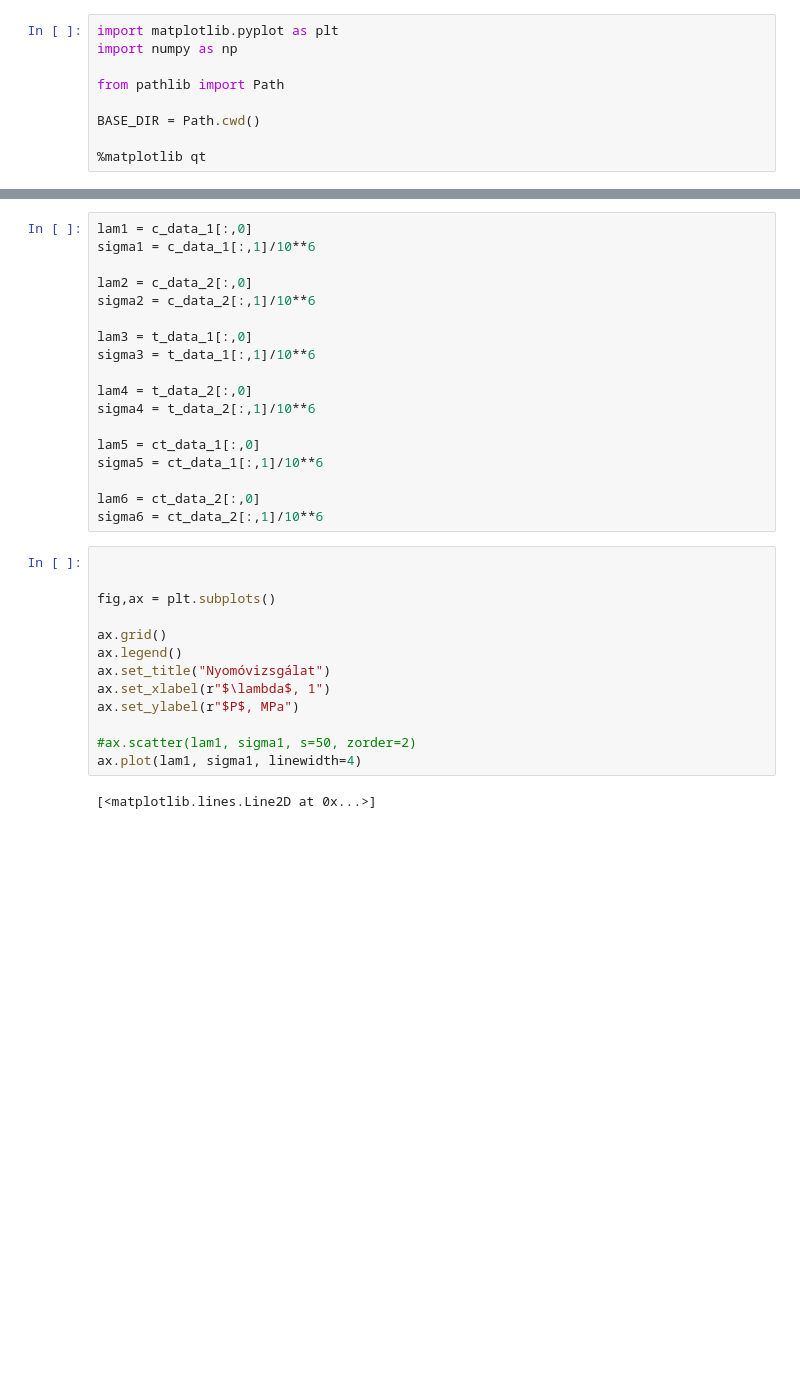
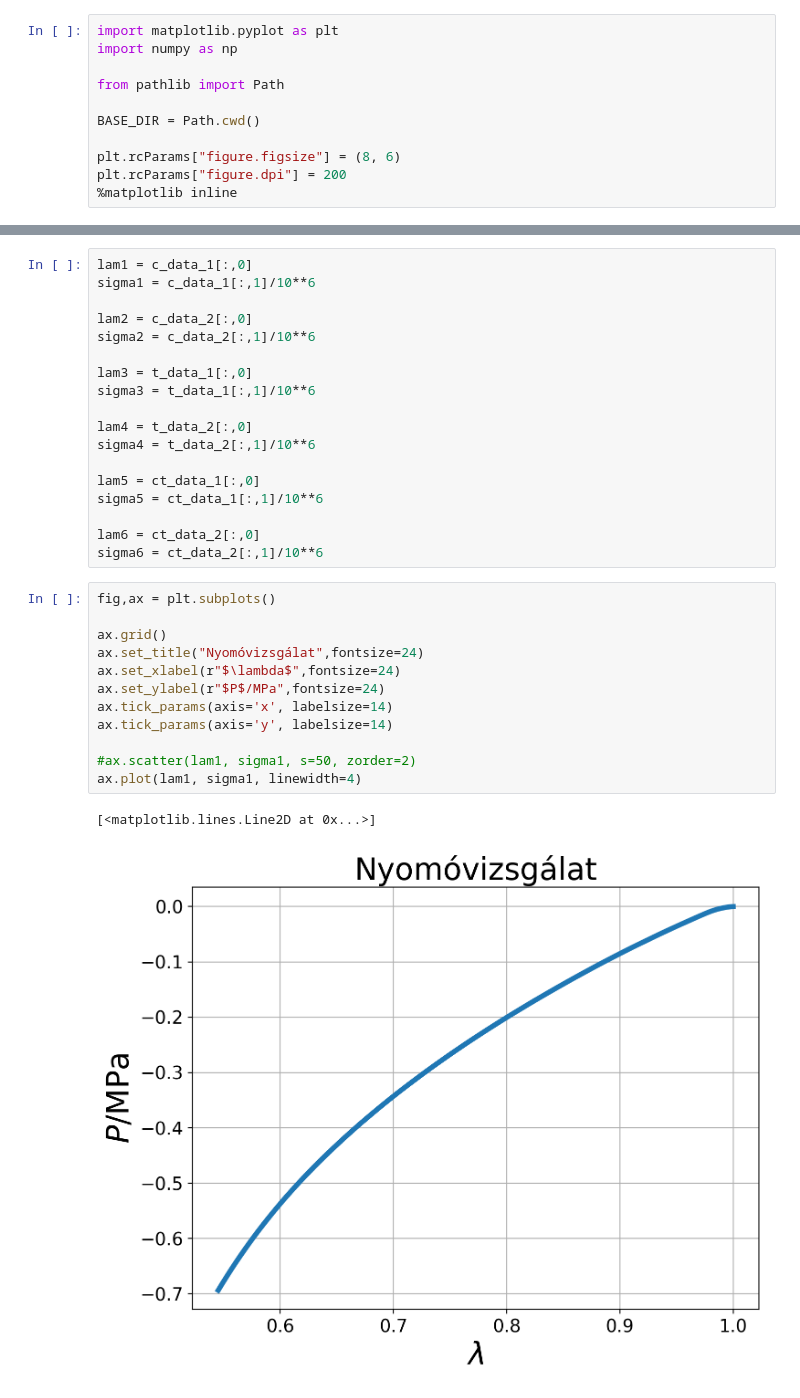
Before and after one commit to BellerAndras/hyperelastic-models, a Jupyter notebook: Saving_figures.ipynb, the cells around one changed output, grey strips where cells are left out. Cells and saved outputs as stored; diff of their text form; blank space fills up the shorter version.

```diff
--- a/Saving_figures.ipynb
+++ b/Saving_figures.ipynb
@@ -6,7 +6,9 @@ from pathlib import Path
 
 BASE_DIR = Path.cwd()
 
-%matplotlib qt
+plt.rcParams["figure.figsize"] = (8, 6)
+plt.rcParams["figure.dpi"] = 200
+%matplotlib inline
 # %%
 def read_data(filename):
     return np.loadtxt(
@@ -44,20 +46,20 @@ sigma5 = ct_data_1[:,1]/10**6
 lam6 = ct_data_2[:,0]
 sigma6 = ct_data_2[:,1]/10**6
 # %%
-
-
 fig,ax = plt.subplots()
 
 ax.grid()
-ax.legend()
-ax.set_title("Nyomóvizsgálat")
-ax.set_xlabel(r"$\lambda$, 1")
-ax.set_ylabel(r"$P$, MPa")
+ax.set_title("Nyomóvizsgálat",fontsize=24)
+ax.set_xlabel(r"$\lambda$",fontsize=24)
+ax.set_ylabel(r"$P$/MPa",fontsize=24)
+ax.tick_params(axis='x', labelsize=14)
+ax.tick_params(axis='y', labelsize=14)
 
 #ax.scatter(lam1, sigma1, s=50, zorder=2)
 ax.plot(lam1, sigma1, linewidth=4)
 # %% [output]
 [<matplotlib.lines.Line2D at 0x...>]
+[figure, added]
 # %%
 fig,ax = plt.subplots()
 
```
Also changed, not shown: parts of 5 cells of this notebook, 10 other files.
